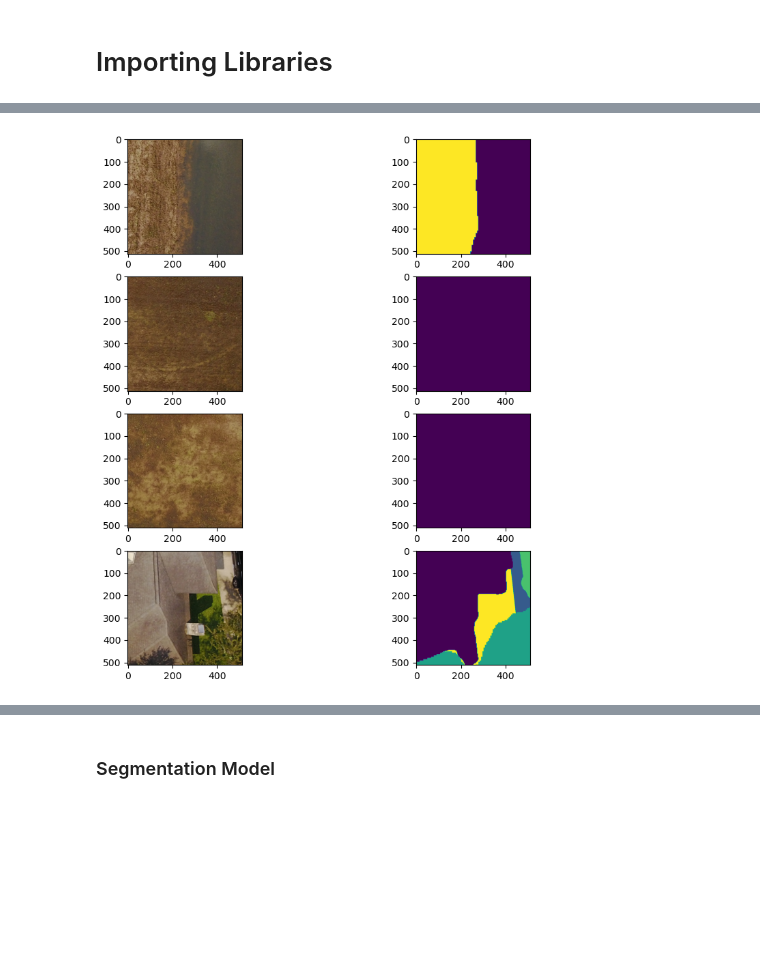
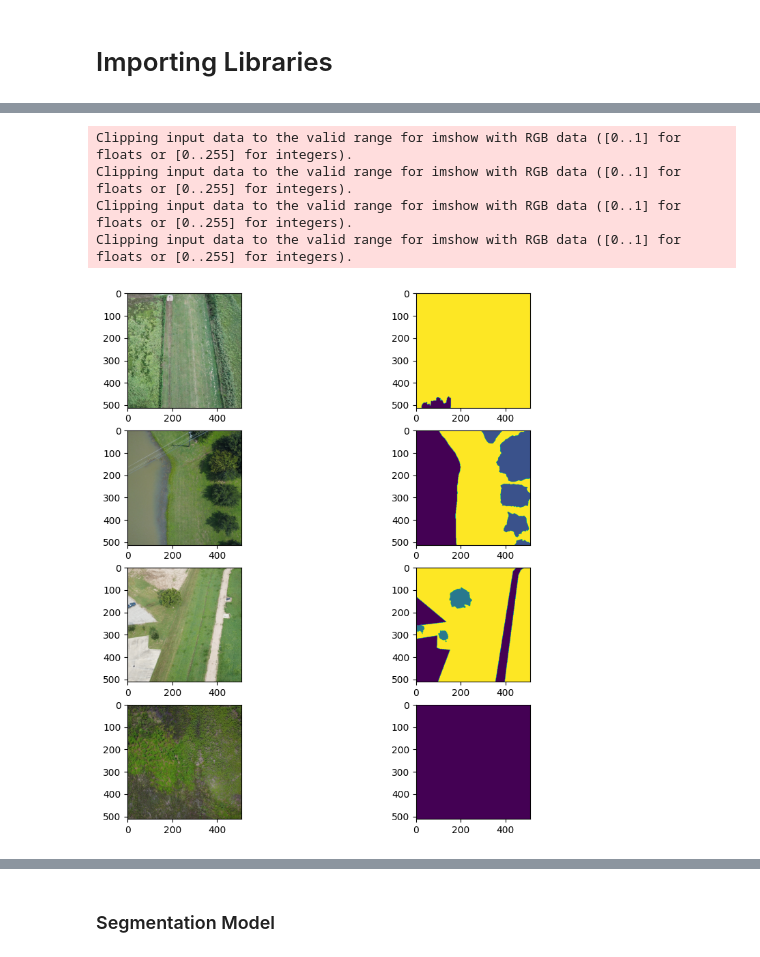
Before and after one commit to AniTho/scene_graph, a Jupyter notebook: work.ipynb, the cells around one changed output, grey strips where cells are left out. Drawn from its saved outputs; the diff is of its cells as text; code cells hidden in the pictures; blank space fills up the shorter version.

Commit message:
Added Training

```diff
--- a/work.ipynb
+++ b/work.ipynb
@@ -94,7 +114,7 @@ class SatelliteDataset(Dataset):
     def __getitem__(self, idx):
         current_img_path = self.images[idx]
         current_label_path = self.label_mask_path(current_img_path)
-        img = np.asarray(Image.open(current_img_path)).copy()
+        img = np.asarray(Image.open(current_img_path)).copy() / 255.
         mask = np.asarray(Image.open(current_label_path)).copy()
         if self.transforms:
             transformed = self.transforms(image = img, mask = mask)
@@ -105,12 +125,13 @@ class SatelliteDataset(Dataset):
     def label_mask_path(self, image_path):
         return self.masks_dir/f'{image_path.stem}_lab.png'
 # %%
-train_augmentation = A.Compose([# A.LongestMaxSize(max_size=1024, interpolation=1),
-                                A.RandomCrop(height = 512, width = 512),
+train_augmentation = A.Compose([A.LongestMaxSize(max_size=img_resize, interpolation=1),
+                                A.RandomCrop(height = crop_size, width = crop_size),
+                                A.Normalize(mean = mean, std = std, max_pixel_value=1),
                                 ToTensorV2(),
                                 ])
 train_dataset = SatelliteDataset(train_img_dir, train_mask_dir, train_images, train_augmentation)
-trainloader = DataLoader(train_dataset, batch_size = 4, shuffle=True)
+trainloader = DataLoader(train_dataset, batch_size = batch_size, shuffle=True, num_workers=8, pin_memory=True)
 # %%
 print('No. of batches in train loader = ',len(trainloader))
 print ('Size of training dataset = ',len(train_dataset) )
@@ -120,7 +143,11 @@ Size of training dataset =  1445
 # %%
-test_augmentation = A.Compose([A.RandomCrop(height=512,width=512),ToTensorV2()])
+test_augmentation = A.Compose([A.LongestMaxSize(max_size=img_resize, interpolation=1),
+                                A.RandomCrop(height = crop_size, width = crop_size),
+                                A.Normalize(mean = mean, std = std, max_pixel_value=1),
+                                ToTensorV2(),
+                                ])
 test_dataset = SatelliteDataset(test_img_dir, test_mask_dir, test_images, test_augmentation)
-testloader = DataLoader(test_dataset, batch_size=4)
+testloader = DataLoader(test_dataset, batch_size=batch_size, num_workers=8, pin_memory=True)
 # %%
 print ('No. of batches in test loader = ',len(testloader))
 print ('Size of training dataset = ',len(test_dataset) )
@@ -141,7 +168,9 @@ test_imgs.shape, test_masks.shape
 fig, axes = plt.subplots(4, 2, figsize = (10,10))
 for i in range(4):
     # (H x W x C) -> (C x H x W)
-    img, mask = np.transpose(train_imgs[i].cpu().detach(), (1,2,0)), train_masks[i]
+    # Denormalizing input
+    img = inv_transforms(train_imgs[i])
+    img, mask = np.transpose(img.cpu().detach(), (1,2,0)), train_masks[i]
     axes[i, 0].imshow(img)
     #axes[i, 0].axis('off')
     axes[i, 1].imshow(mask)
@@ -151,14 +184,19 @@ for i in range(4):
 # %%
 fig, axes = plt.subplots(4, 2, figsize = (10,10))
 for i in range(4):
     # (H x W x C) -> (C x H x W)
-    img, mask = np.transpose(test_imgs[i].cpu().detach(), (1,2,0)), test_masks[i]
+    img = inv_transforms(test_imgs[i])
+    img, mask = np.transpose(img.cpu().detach(), (1,2,0)), test_masks[i]
     axes[i, 0].imshow(img)
     #axes[i, 0].axis('off')
     axes[i, 1].imshow(mask)
     #axes[i, 1].axis('off')
 # %% [output]
+Clipping input data to the valid range for imshow with RGB data ([0..1] for floats or [0..255] for integers).
+Clipping input data to the valid range for imshow with RGB data ([0..1] for floats or [0..255] for integers).
+Clipping input data to the valid range for imshow with RGB data ([0..1] for floats or [0..255] for integers).
+Clipping input data to the valid range for imshow with RGB data ([0..1] for floats or [0..255] for integers).
-[figure, old version]
+[figure, new version]
 # %%
 for img,mask in (trainloader):
     break
```
Also changed, not shown: parts of 30 cells of this notebook.
